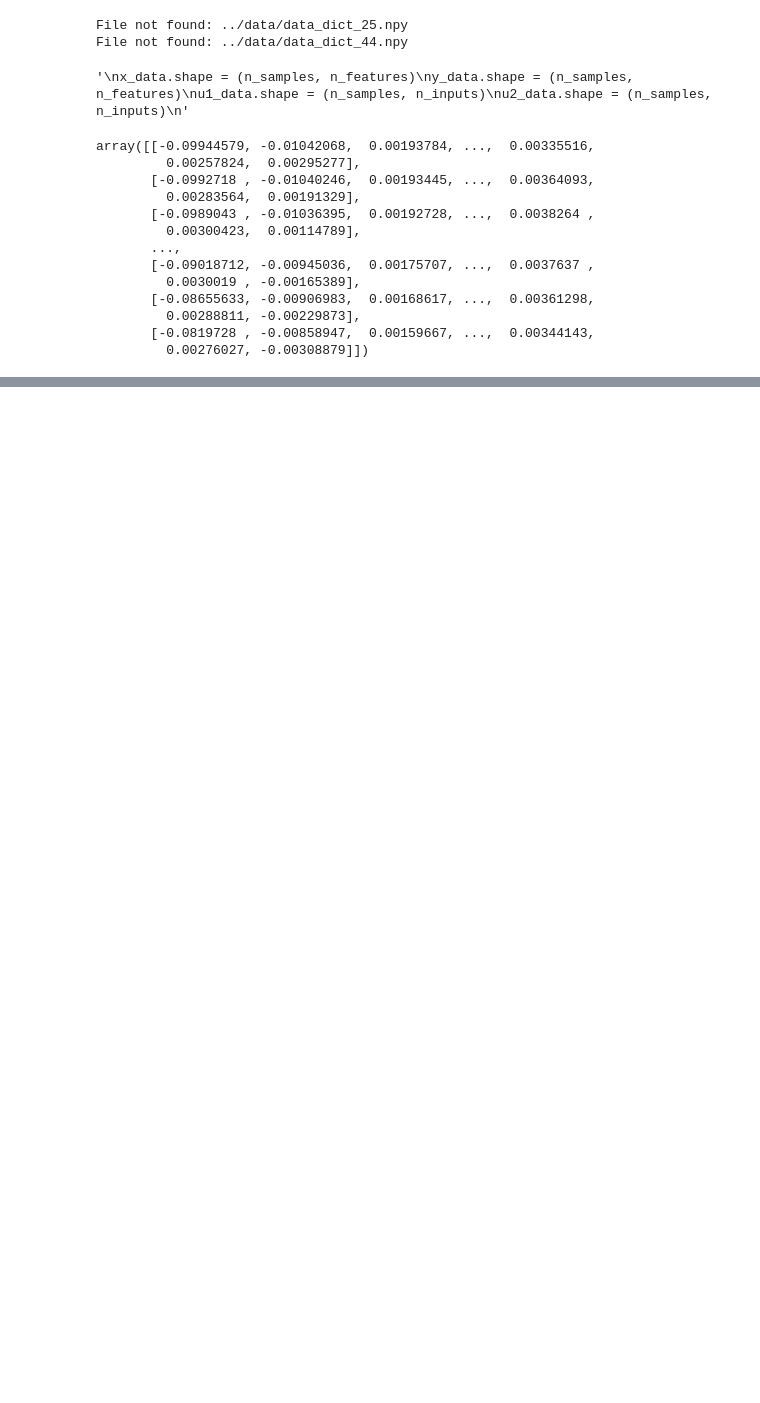
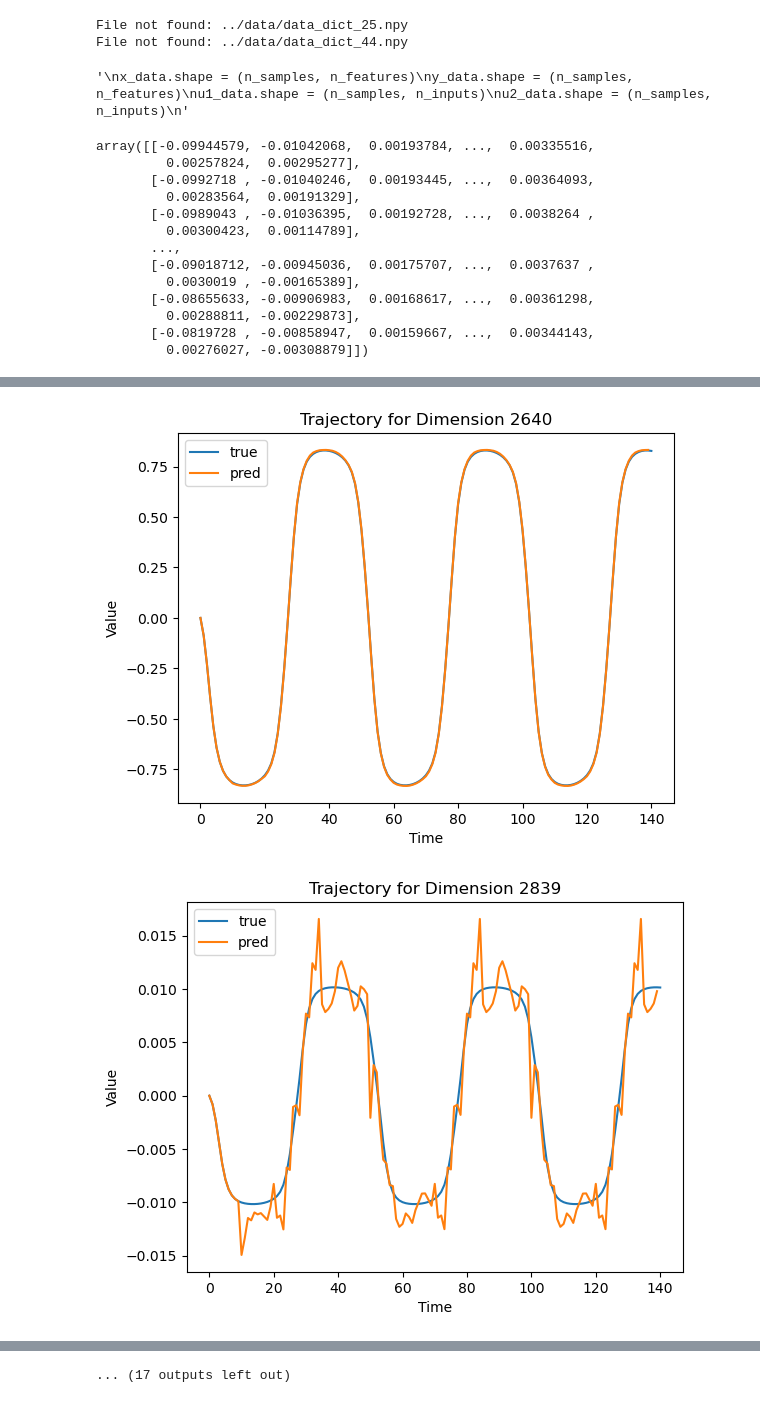
Before and after one commit to Shiqi-Wu/model_combination_Argos, a Jupyter notebook: gan_transformer/test_v2_10.ipynb, the cells around one changed output, grey strips where cells are left out. Drawn from its saved outputs; the diff is of its cells as text; code cells hidden in the pictures; blank space fills up the shorter version.

```diff
--- a/gan_transformer/test_v2_10.ipynb
+++ b/gan_transformer/test_v2_10.ipynb
@@ -199,0 +275,4 @@ for i in selected_dimensions:
+# %%
+indexes_large_error = np.where(mean_ratios > 0.1)
+indexes_large_error_0 = np.where(ratios_all[0] > 0.1)
+indexes_large_error, indexes_large_error_0
@@ -199,0 +287,23 @@ for i in selected_dimensions:
+# %%
+import numpy as np
+import matplotlib.pyplot as plt
+
+n_dimensions = x_dataset[1].shape[1]
+# selected_dimensions = np.random.choice(n_dimensions, 10, replace=False)
+# selected_dimensions[-1] = 3229
+selected_dimensions = indexes_large_error[0]
+
+for i in selected_dimensions:
+    plt.figure()
+    y_true = x_dataset[1]
+    y_pred = y_data_pred_50traj_10predict[1]
+    plt.plot(y_true[:, i], label = 'true')
+    plt.plot(y_pred[:, i], label = 'pred')
+    plt.title(f'Trajectory for Dimension {i}')
+    plt.xlabel('Time')
+    plt.ylabel('Value')
+    plt.legend()
+    plt.show()
+# %% [output]
+[figure, added]
+[figure, added]
@@ -199,0 +320 @@ for i in selected_dimensions:
+... (17 outputs left out)
```
Also changed, not shown: parts of 20 cells of this notebook, 11 other files.
